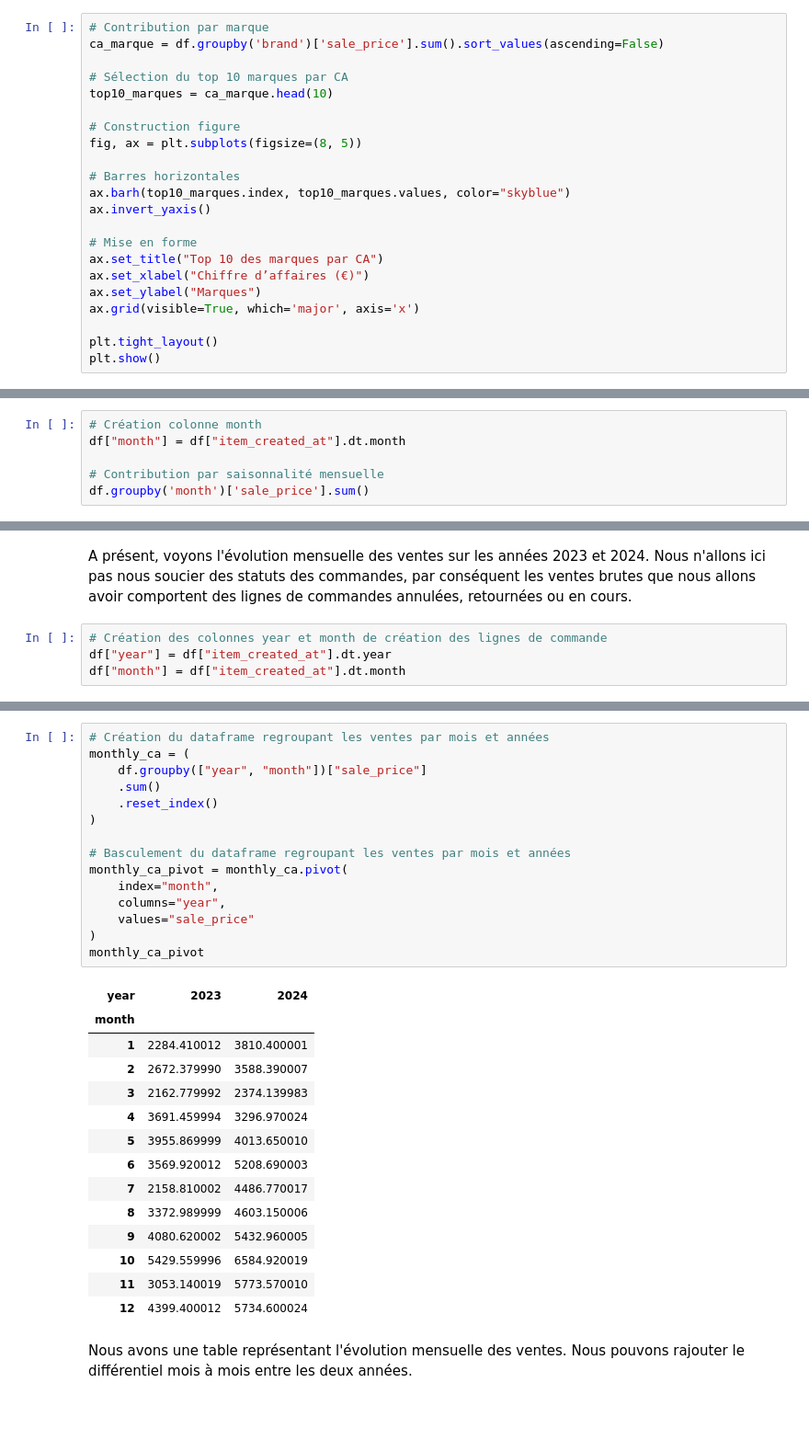
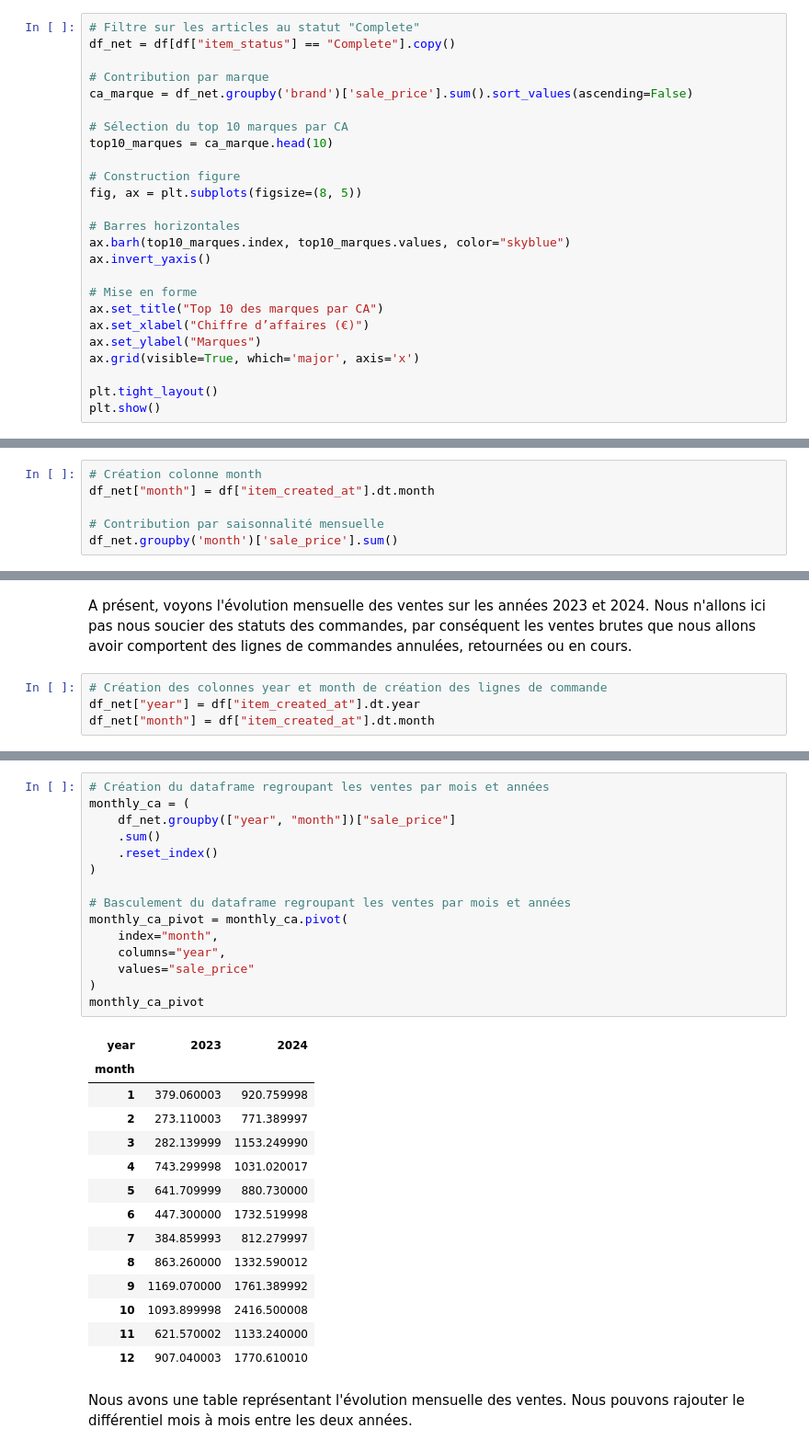
Before and after one commit to Ju3465/Analyse-e-commerce-2023-vs-2024-thelook_ecommerce, a Jupyter notebook: notebooks/eda_thelook_fr_women_2023_2024.ipynb, the cells around one changed output, grey strips where cells are left out. Shown at 92% size. Drawn from its saved outputs; the diff is of its cells as text; blank space fills up the shorter version.

```diff
--- a/notebooks/eda_thelook_fr_women_2023_2024.ipynb
+++ b/notebooks/eda_thelook_fr_women_2023_2024.ipynb
@@ -454,8 +454,11 @@ Encore une fois, les analyses sont réalisées sur l’ensemble des lignes de co
 # %% [markdown]
 ##### 3.2.1. Contribution par marque
 # %%
+# Filtre sur les articles au statut "Complete"
+df_net = df[df["item_status"] == "Complete"].copy()
+
 # Contribution par marque
-ca_marque = df.groupby('brand')['sale_price'].sum().sort_values(ascending=False)
+ca_marque = df_net.groupby('brand')['sale_price'].sum().sort_values(ascending=False)
 
 # Sélection du top 10 marques par CA
 top10_marques = ca_marque.head(10)
@@ -556,9 +559,9 @@ Cette concentration géographique met en évidence le poids des grandes agglomé
 Nous allons maintenant créer une colonne month pour analyser la saisonnalité mensuelle. Toutes les analyses temporelles comparatives 2023 vs 2024 seront basées sur item_created_at (date des lignes) afin de respecter le périmètre ainsi que les nouvelles colonnes de dates month et year.
 # %%
 # Création colonne month
-df["month"] = df["item_created_at"].dt.month
+df_net["month"] = df["item_created_at"].dt.month
 
 # Contribution par saisonnalité mensuelle
-df.groupby('month')['sale_price'].sum()
+df_net.groupby('month')['sale_price'].sum()
 # %% [output]
 month
@@ -590,7 +591,7 @@ Cette analyse est complétée dans la section suivante par une comparaison mensu
 A présent, voyons l'évolution mensuelle des ventes sur les années 2023 et 2024. Nous n'allons ici pas nous soucier des statuts des commandes, par conséquent les ventes brutes que nous allons avoir comportent des lignes de commandes annulées, retournées ou en cours.
 # %%
 # Création des colonnes year et month de création des lignes de commande
-df["year"] = df["item_created_at"].dt.year
-df["month"] = df["item_created_at"].dt.month
+df_net["year"] = df["item_created_at"].dt.year
+df_net["month"] = df["item_created_at"].dt.month
 # %%
 # Evaluation du CA par année
@@ -605,33 +606,33 @@ Tout d'abord on remarque rapidement que ce chiffre d'affaires brut a significati
 # %%
 # Création du dataframe regroupant les ventes par mois et années
 monthly_ca = (
-    df.groupby(["year", "month"])["sale_price"]
+    df_net.groupby(["year", "month"])["sale_price"]
     .sum()
     .reset_index()
 )
 
 # Basculement du dataframe regroupant les ventes par mois et années
 monthly_ca_pivot = monthly_ca.pivot(
     index="month",
     columns="year",
     values="sale_price"
 )
 monthly_ca_pivot
 # %% [output]
 | year | 2023 | 2024 |
 | month |  |  |
-| 1 | 2284.410012 | 3810.400001 |
-| 2 | 2672.379990 | 3588.390007 |
-| 3 | 2162.779992 | 2374.139983 |
-| 4 | 3691.459994 | 3296.970024 |
-| 5 | 3955.869999 | 4013.650010 |
-| 6 | 3569.920012 | 5208.690003 |
-| 7 | 2158.810002 | 4486.770017 |
-| 8 | 3372.989999 | 4603.150006 |
-| 9 | 4080.620002 | 5432.960005 |
-| 10 | 5429.559996 | 6584.920019 |
-| 11 | 3053.140019 | 5773.570010 |
-| 12 | 4399.400012 | 5734.600024 |
+| 1 | 379.060003 | 920.759998 |
+| 2 | 273.110003 | 771.389997 |
+| 3 | 282.139999 | 1153.249990 |
+| 4 | 743.299998 | 1031.020017 |
+| 5 | 641.709999 | 880.730000 |
+| 6 | 447.300000 | 1732.519998 |
+| 7 | 384.859993 | 812.279997 |
+| 8 | 863.260000 | 1332.590012 |
+| 9 | 1169.070000 | 1761.389992 |
+| 10 | 1093.899998 | 2416.500008 |
+| 11 | 621.570002 | 1133.240000 |
+| 12 | 907.040003 | 1770.610010 |
 # %% [markdown]
 Nous avons une table représentant l'évolution mensuelle des ventes. Nous pouvons rajouter le différentiel mois à mois entre les deux années.
 # %%
```
Also changed, not shown: parts of 17 cells of this notebook.
